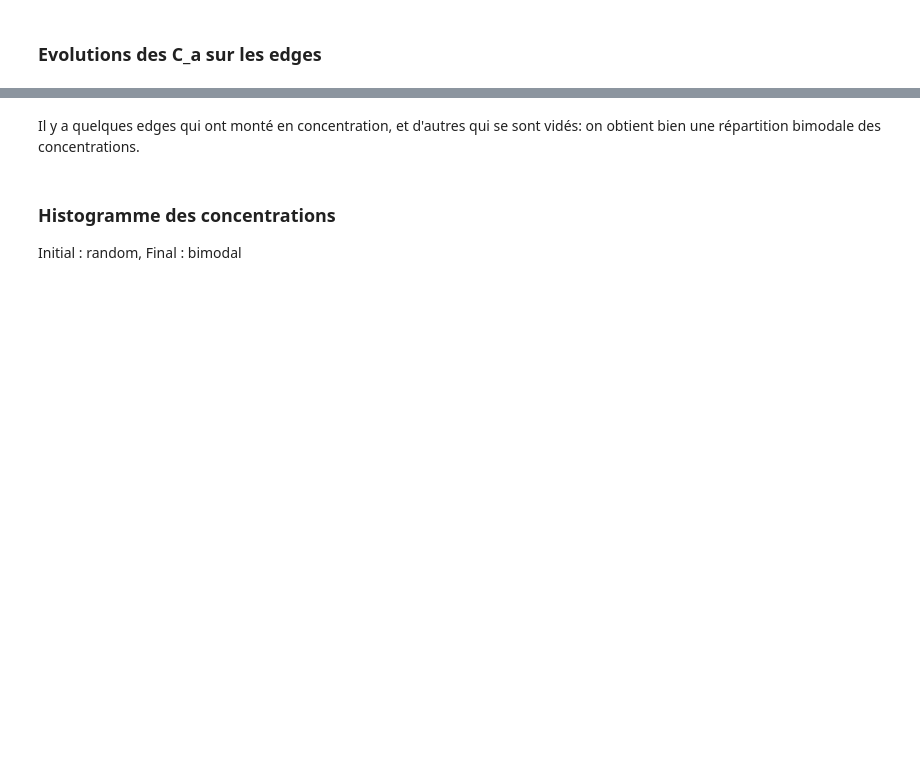
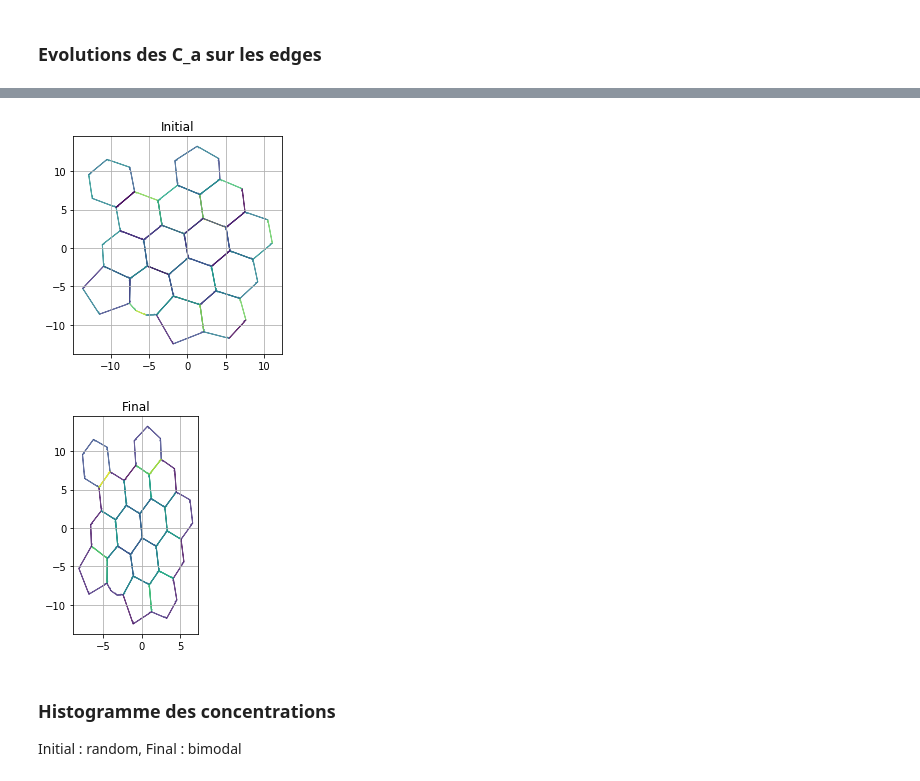
Before and after one commit to suzannelab/polarity, a Jupyter notebook: notebooks/polarity_v2.ipynb, the cells around one changed output, grey strips where cells are left out. Cells and saved outputs as stored; diff of their text form; code cells hidden in the pictures; blank space fills up the shorter version.

```diff
--- a/notebooks/polarity_v2.ipynb
+++ b/notebooks/polarity_v2.ipynb
@@ -324,5 +374,21 @@ plt.show()
-# %% [markdown]
-Il y a quelques edges qui ont monté en concentration, et d'autres qui se sont vidés: on obtient bien une répartition bimodale des concentrations.
+# %%
+sheet2 = InitialSheet.extract_bounding_box(
+    y_boundary=[-100,100],
+    x_boundary = [-200,200],
+    z_boundary=[-400,400])
+fig, ax = tyssue.draw.sheet_view(sheet2,
+            edge={'color':sheet2.edge_df.C_a, 'width':1},
+            vert={'visible':False}, coords = ['x','y'])
+ax.set_title('Initial')
+sheet2 = sheet.extract_bounding_box(y_boundary=[-100,100], x_boundary = [-20,20], z_boundary=[-40,40])
+fig, ax = tyssue.draw.sheet_view(sheet2,
+            edge={'color':sheet2.edge_df.C_a, 'width':1},
+            vert={'visible':False}, coords = ['x','y'])
+ax.set_title('Final')
+plt.show()
+# %% [output]
+[figure, added]
+[figure, added]
 # %% [markdown]
 ### Histogramme des concentrations
 Initial : random, Final : bimodal
```
Also changed, not shown: parts of 20 cells of this notebook.
